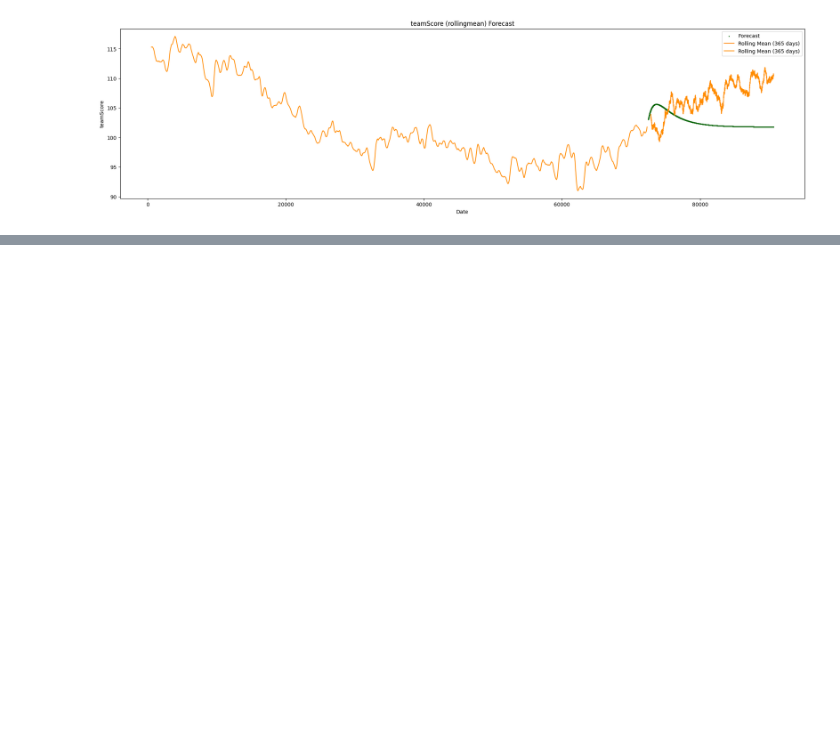
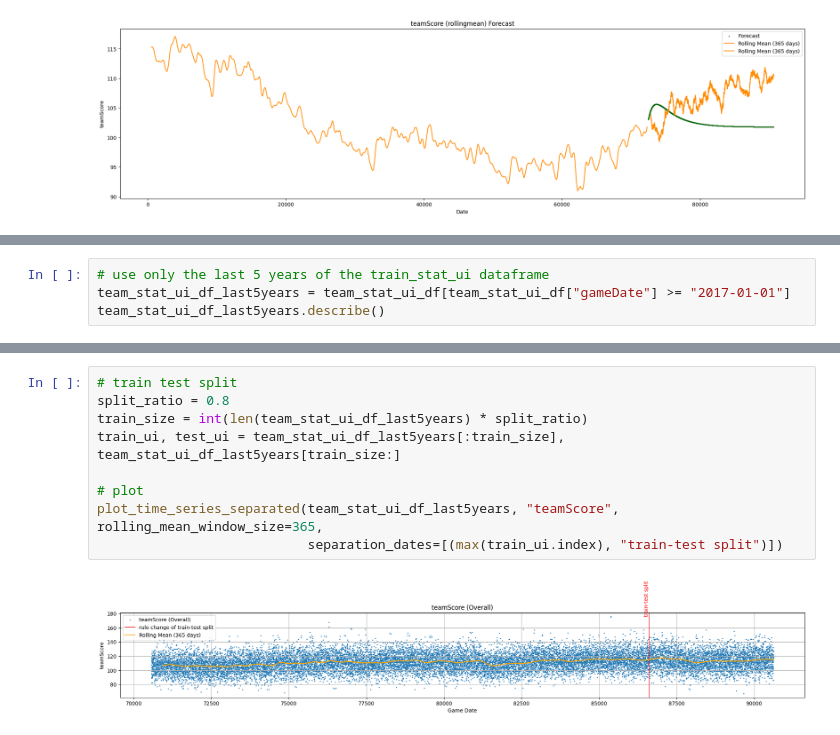
Before and after one commit to 5v3nn/uzh-esc403-data-science-project-nba, a Jupyter notebook: ts_team_prediction.ipynb, the cells around one changed output, grey strips where cells are left out. Cells and saved outputs as stored; diff of their text form; blank space fills up the shorter version.

Commit message:
forecast with limited timespan as training
not using whole timespan. works slightly better... -> detects downward trend

```diff
--- a/ts_team_prediction.ipynb
+++ b/ts_team_prediction.ipynb
@@ -327,0 +342,4 @@ plt.show()
+# %%
+# use only the last 5 years of the train_stat_ui dataframe
+team_stat_ui_df_last5years = team_stat_ui_df[team_stat_ui_df["gameDate"] >= "2017-01-01"]
+team_stat_ui_df_last5years.describe()
@@ -327,0 +356,11 @@ plt.show()
+# %%
+# train test split
+split_ratio = 0.8
+train_size = int(len(team_stat_ui_df_last5years) * split_ratio)
+train_ui, test_ui = team_stat_ui_df_last5years[:train_size], team_stat_ui_df_last5years[train_size:]
+
+# plot
+plot_time_series_separated(team_stat_ui_df_last5years, "teamScore", rolling_mean_window_size=365,
+                           separation_dates=[(max(train_ui.index), "train-test split")])
+# %% [output]
+[figure, added]
```
Also changed, not shown: parts of 14 cells of this notebook.
